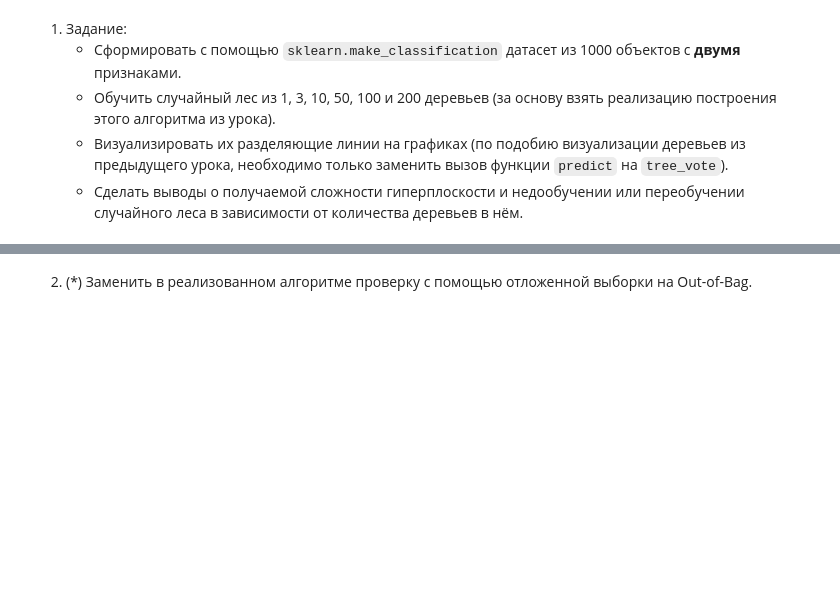
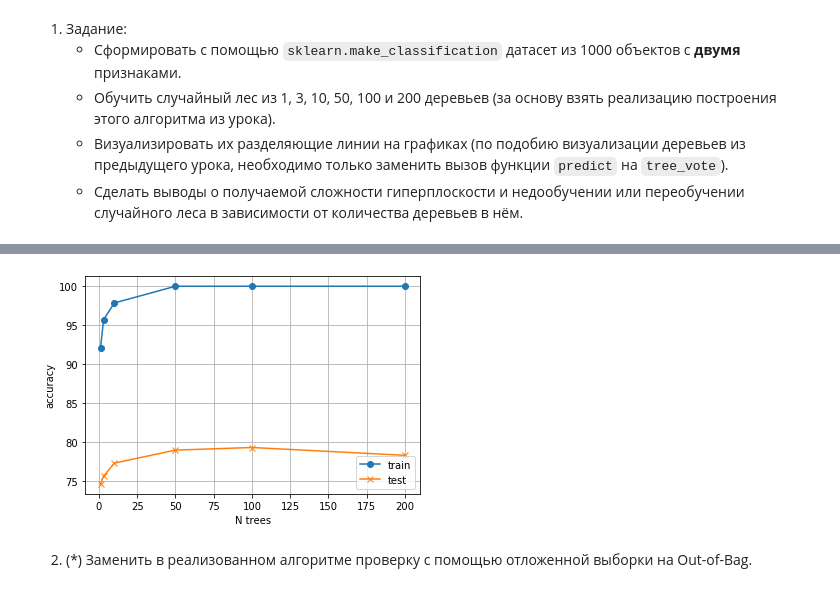
Before and after one commit to nglaz0v/Data_Analysis_Algorithms, a Jupyter notebook: task_05.ipynb, the cells around one changed output, grey strips where cells are left out. Drawn from its saved outputs; the diff is of its cells as text; code cells hidden in the pictures; blank space fills up the shorter version.

```diff
--- a/task_05.ipynb
+++ b/task_05.ipynb
@@ -81,3 +82,14 @@ for n_trees in (1, 3, 10, 50, 100, 200):
+# %%
+plt.plot(list(train_accuracy.keys()), list(train_accuracy.values()), marker='o', label='train')
+plt.plot(list(test_accuracy.keys()), list(test_accuracy.values()), marker='x', label='test')
+
+plt.xlabel("N trees")
+plt.ylabel("accuracy")
+plt.legend()
+plt.grid()
+plt.show()
+# %% [output]
+[figure, added]
 # %% [markdown]
 2. (\*) Заменить в реализованном алгоритме проверку с помощью отложенной выборки на Out-of-Bag.
 # %%
```
Also changed, not shown: parts of 10 cells of this notebook.
